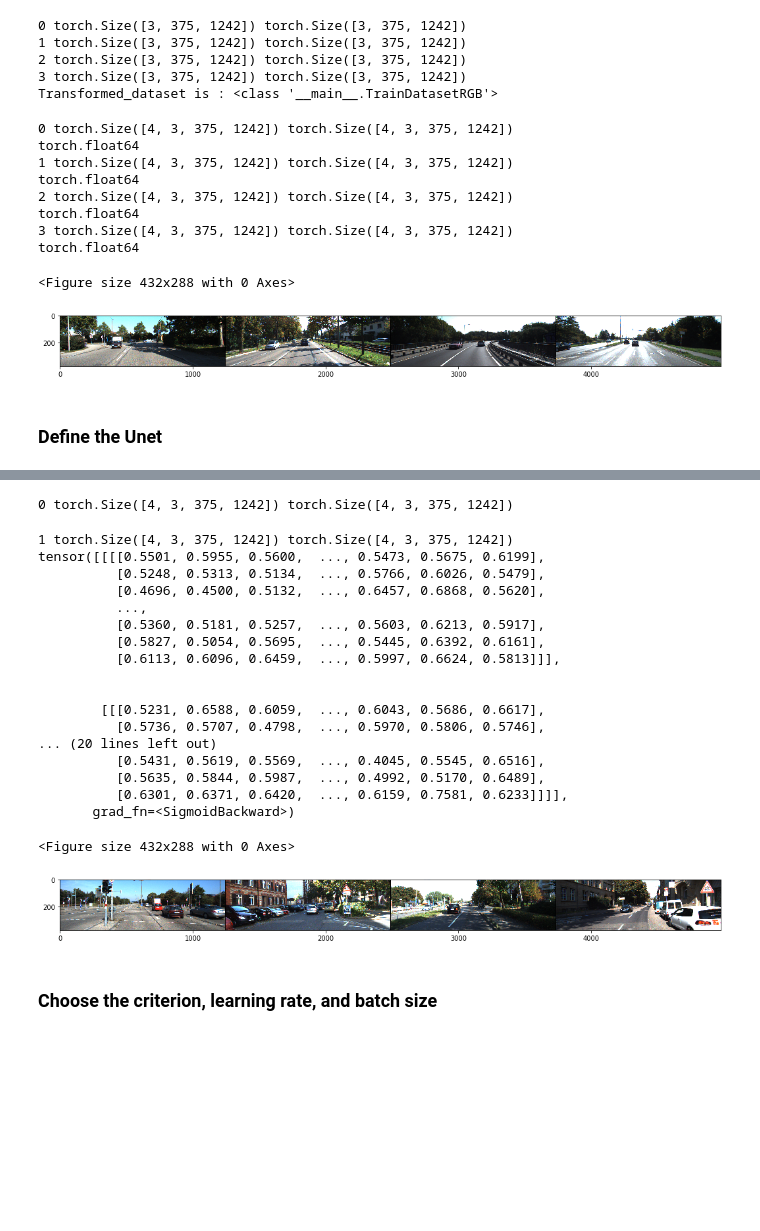
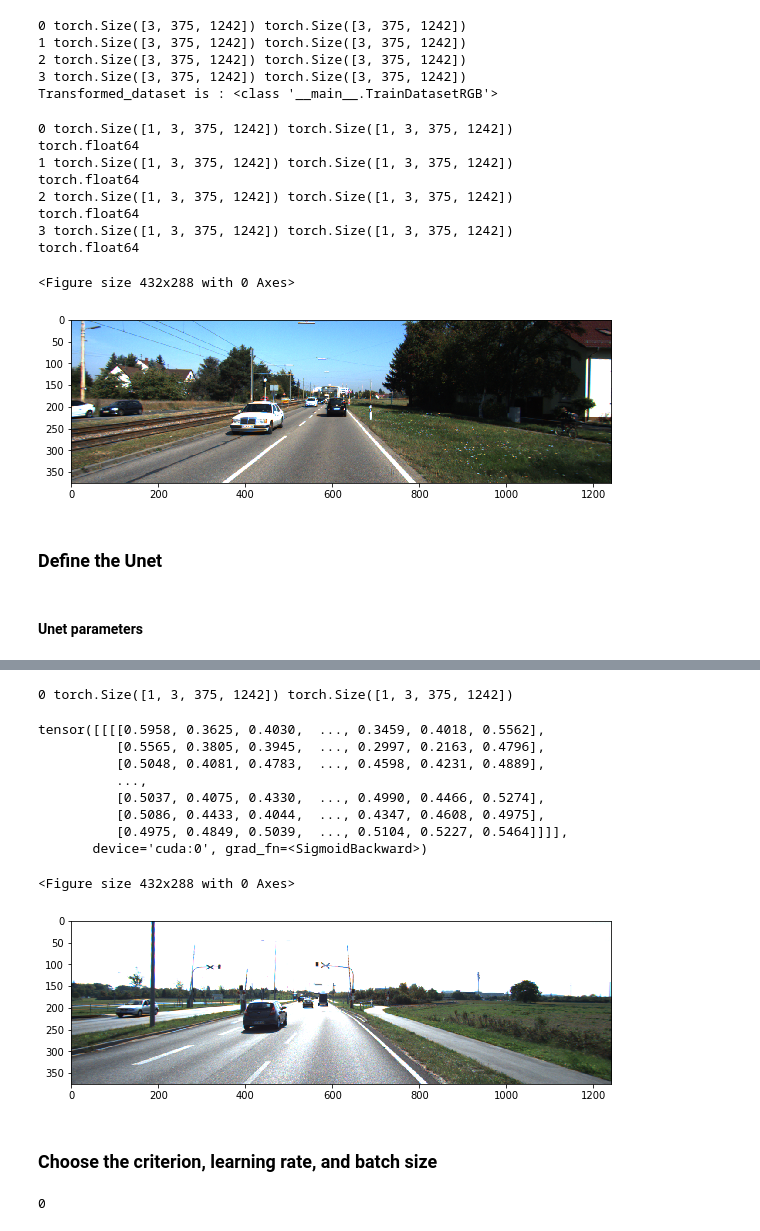
Before and after one commit to xysong1201/MRIImage_segmentation, a Jupyter notebook: Unet.ipynb, the cells around one changed output, grey strips where cells are left out. Saved outputs shown, nothing was run; the diff lists cells and outputs as text; code cells hidden in the pictures; blank space fills up the shorter version.

```diff
--- a/Unet.ipynb
+++ b/Unet.ipynb
@@ -81,8 +90,8 @@ class TrainDatasetRGB(Dataset):
             sample = self.transform(sample)
         return sample
 # %%
-train_data = TrainDatasetRGB(train_dir='/Users/xiaoyu/data_semantics/training/image_2/',
-                                semantic_dir ='/Users/xiaoyu/data_semantics/training/semantic_rgb/')
+train_data = TrainDatasetRGB(train_dir='/home/xiaoyu/data_semantics/training/image_2/',
+                                semantic_dir ='/home/xiaoyu/data_semantics/training/semantic_rgb/')
 
 for i in range(len(train_data)):
     sample = train_data[i]
@@ -147,7 +156,7 @@ show_semantic(**transformed_sample)
 # %%
 composed = transforms.Compose([Rescale(375,1242),ToTensor()])
-transformed_dataset = TrainDatasetRGB(train_dir='/Users/xiaoyu/data_semantics/training/image_2/',
-                                semantic_dir ='/Users/xiaoyu/data_semantics/training/semantic_rgb/',
+transformed_dataset = TrainDatasetRGB(train_dir='/home/xiaoyu/data_semantics/training/image_2/',
+                                semantic_dir ='/home/xiaoyu/data_semantics/training/semantic_rgb/',
                                transform = composed
                                )
 
@@ -167,7 +176,7 @@ print("Transformed_dataset is : " + str(type(transformed_dataset)))
 3 torch.Size([3, 375, 1242]) torch.Size([3, 375, 1242])
 Transformed_dataset is : <class '__main__.TrainDatasetRGB'>
 # %%
-dataloader = DataLoader(transformed_dataset, batch_size=4,
+dataloader = DataLoader(transformed_dataset, batch_size=1,
                         shuffle = False, num_workers = 4)
 
 # Helper function to show a batch
@@ -191,16 +200,16 @@ for i_batch, sample_batched in enumerate(dataloader):
         show_semantic_batch(sample_batched)
         break
 # %% [output]
-0 torch.Size([4, 3, 375, 1242]) torch.Size([4, 3, 375, 1242])
+0 torch.Size([1, 3, 375, 1242]) torch.Size([1, 3, 375, 1242])
 torch.float64
-1 torch.Size([4, 3, 375, 1242]) torch.Size([4, 3, 375, 1242])
+1 torch.Size([1, 3, 375, 1242]) torch.Size([1, 3, 375, 1242])
 torch.float64
-2 torch.Size([4, 3, 375, 1242]) torch.Size([4, 3, 375, 1242])
+2 torch.Size([1, 3, 375, 1242]) torch.Size([1, 3, 375, 1242])
 torch.float64
-3 torch.Size([4, 3, 375, 1242]) torch.Size([4, 3, 375, 1242])
+3 torch.Size([1, 3, 375, 1242]) torch.Size([1, 3, 375, 1242])
 torch.float64
 <Figure size 432x288 with 0 Axes>
-[figure, old version]
+[figure, new version]
 # %% [markdown]
 ### Define the Unet
 # %%
@@ -304,4 +313,6 @@ class UNet(nn.Module):
         x = self.up4(x, x1)
         x = self.outc(x)
         return torch.sigmoid(x)
+# %% [markdown]
+#### Unet parameters
 # %%
@@ -329,41 +339,36 @@ UNet(
 )
 74
 torch.Size([64, 3, 3, 3])
+# %%
+unet = unet.cuda()
 # %%
-# Try to put one image to the network
-
 for i_batch, sample_batched in enumerate(dataloader):
     print(i_batch, sample_batched['image'].size(), sample_batched['semantic'].size())
-    out = unet(sample_batched['image'].float())
+    out = unet(sample_batched['image'].cuda().float())
     #Observe the 4th batch and stop
-    if i_batch == 1:
+    if i_batch == 0:
         plt.figure()
         show_semantic_batch(sample_batched)
         print(out)
         break
 # %% [output]
-0 torch.Size([4, 3, 375, 1242]) torch.Size([4, 3, 375, 1242])
+0 torch.Size([1, 3, 375, 1242]) torch.Size([1, 3, 375, 1242])
-1 torch.Size([4, 3, 375, 1242]) torch.Size([4, 3, 375, 1242])
-tensor([[[[0.5501, 0.5955, 0.5600,  ..., 0.5473, 0.5675, 0.6199],
-          [0.5248, 0.5313, 0.5134,  ..., 0.5766, 0.6026, 0.5479],
-          [0.4696, 0.4500, 0.5132,  ..., 0.6457, 0.6868, 0.5620],
+tensor([[[[0.5958, 0.3625, 0.4030,  ..., 0.3459, 0.4018, 0.5562],
+          [0.5565, 0.3805, 0.3945,  ..., 0.2997, 0.2163, 0.4796],
+          [0.5048, 0.4081, 0.4783,  ..., 0.4598, 0.4231, 0.4889],
           ...,
-          [0.5360, 0.5181, 0.5257,  ..., 0.5603, 0.6213, 0.5917],
-          [0.5827, 0.5054, 0.5695,  ..., 0.5445, 0.6392, 0.6161],
-          [0.6113, 0.6096, 0.6459,  ..., 0.5997, 0.6624, 0.5813]]],
-
-
-        [[[0.5231, 0.6588, 0.6059,  ..., 0.6043, 0.5686, 0.6617],
-          [0.5736, 0.5707, 0.4798,  ..., 0.5970, 0.5806, 0.5746],
-... (20 lines left out)
-          [0.5431, 0.5619, 0.5569,  ..., 0.4045, 0.5545, 0.6516],
-          [0.5635, 0.5844, 0.5987,  ..., 0.4992, 0.5170, 0.6489],
-          [0.6301, 0.6371, 0.6420,  ..., 0.6159, 0.7581, 0.6233]]]],
-       grad_fn=<SigmoidBackward>)
+          [0.5037, 0.4075, 0.4330,  ..., 0.4990, 0.4466, 0.5274],
+          [0.5086, 0.4433, 0.4044,  ..., 0.4347, 0.4608, 0.4975],
+          [0.4975, 0.4849, 0.5039,  ..., 0.5104, 0.5227, 0.5464]]]],
+       device='cuda:0', grad_fn=<SigmoidBackward>)
 <Figure size 432x288 with 0 Axes>
-[figure, old version]
+[figure, new version]
 # %% [markdown]
 ### Choose the criterion, learning rate, and batch size
+# %%
+torch.cuda.current_device()
+# %% [output]
+0
 # %%
 criterion = nn.CrossEntropyLoss()
 my_lr = 0.25
```
Also changed, not shown: parts of 8 cells of this notebook.
